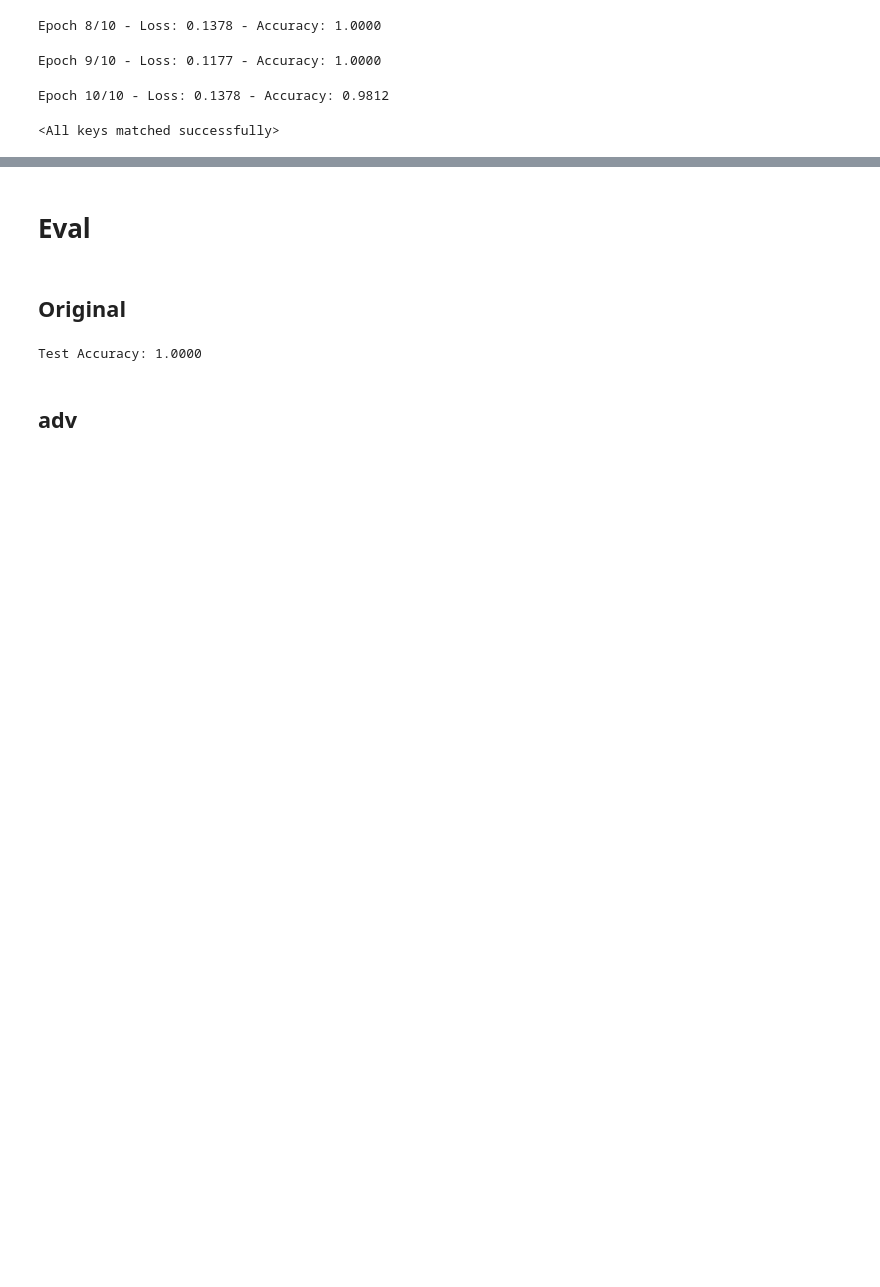
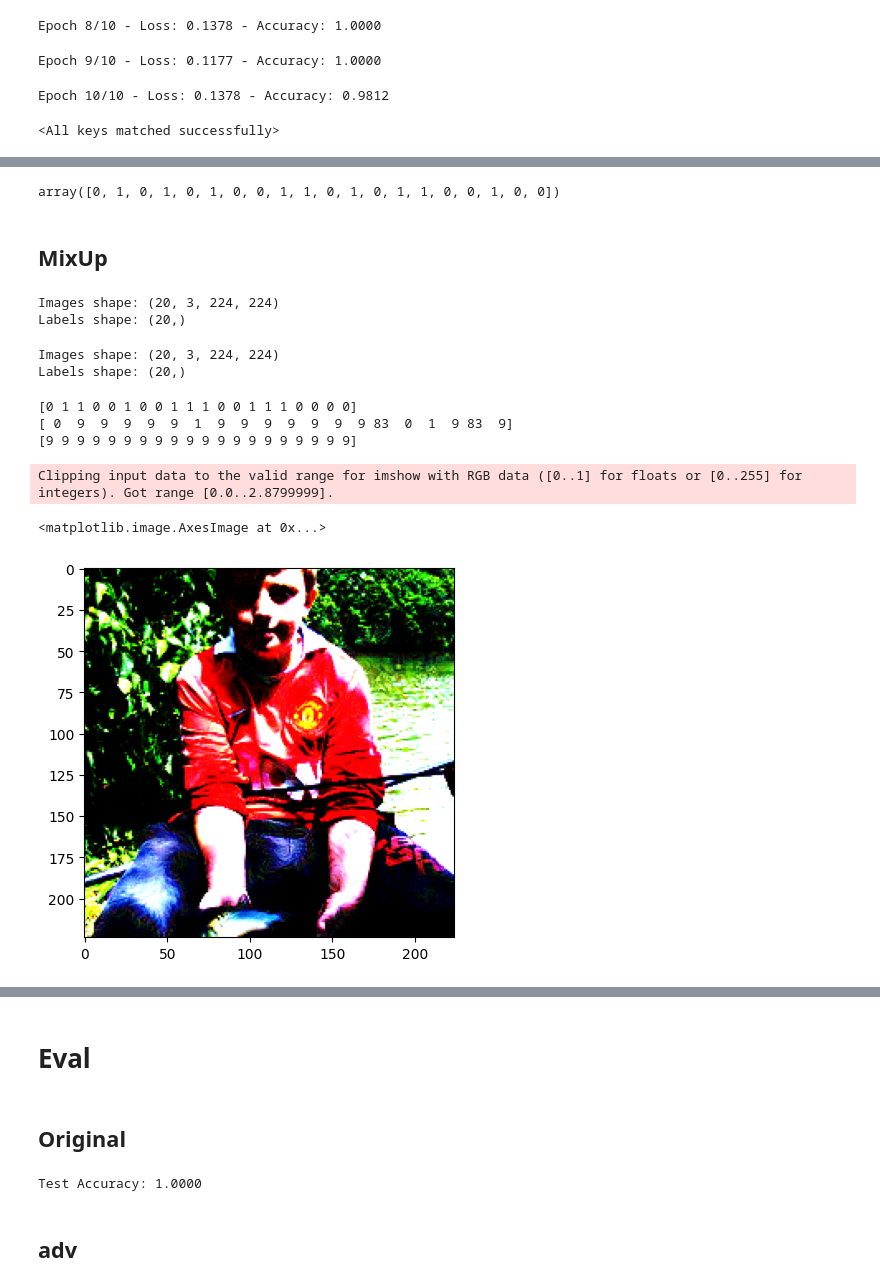
Before and after one commit to AlessandroSciarrillo/ethics_project, a Jupyter notebook: main.ipynb, the cells around one changed output, grey strips where cells are left out. Cells and saved outputs as stored; diff of their text form; code cells hidden in the pictures; blank space fills up the shorter version.

Commit message:
Test preprocess defences

```diff
--- a/main.ipynb
+++ b/main.ipynb
@@ -327,0 +379,47 @@ model.load_state_dict(torch.load(model_path, map_location=torch.device("cpu")))
+# %%
+# GT
+val_lbl_og_np
+# %% [output]
+array([0, 1, 0, 1, 0, 1, 0, 0, 1, 1, 0, 1, 0, 1, 1, 0, 0, 1, 0, 0])
+# %% [markdown]
+## MixUp
+# %%
+val_images_og_np, val_lbl_og_np = convert_to_numpy(val_dataset_og)
+val_images_adv_np, val_lbl_adv_np = convert_to_numpy(val_dataset_adv)
+# %% [output]
+Images shape: (20, 3, 224, 224)
+Labels shape: (20,)
+Images shape: (20, 3, 224, 224)
+Labels shape: (20,)
+# %%
+# Initialize the SpatialSmoothing defence.
+
+mp = Mixup(num_classes=100, alpha=1.0, num_mix=2, apply_fit=True, apply_predict=False)
+
+# Apply the defence to the original input and to the adversarial sample, respectively:
+x_art_def, _ = mp(val_images_og_np, val_lbl_og_np)
+x_art_adv_def, _ = mp(val_images_adv_np, val_lbl_adv_np)
+
+# Compute the classifier predictions on the preprocessed inputs:
+pred_def = classifier.predict(x_art_def.astype(np.float32))
+label_def = np.argmax(pred_def, axis=1)
+
+pred_adv_def = classifier.predict(x_art_adv_def.astype(np.float32))
+label_adv_def = np.argmax(pred_adv_def, axis=1)
+
+pred_adv_no_def = classifier.predict(val_images_adv_np)
+label_adv_no_def = np.argmax(pred_adv_no_def, axis=1)
+
+print(label_def)
+print(label_adv_def)
+print(label_adv_no_def)
+# %% [output]
+[0 1 1 0 0 1 0 0 1 1 1 0 0 1 1 1 0 0 0 0]
+[ 0  9  9  9  9  9  1  9  9  9  9  9  9  9 83  0  1  9 83  9]
+[9 9 9 9 9 9 9 9 9 9 9 9 9 9 9 9 9 9 9 9]
+# %%
+plt.imshow(val_images_adv_np[0].transpose(1, 2, 0))
+# %% [output]
+Clipping input data to the valid range for imshow with RGB data ([0..1] for floats or [0..255] for integers). Got range [0.0..2.8799999].
+<matplotlib.image.AxesImage at 0x...>
+[figure, added]
```
Also changed, not shown: parts of 19 cells of this notebook.
